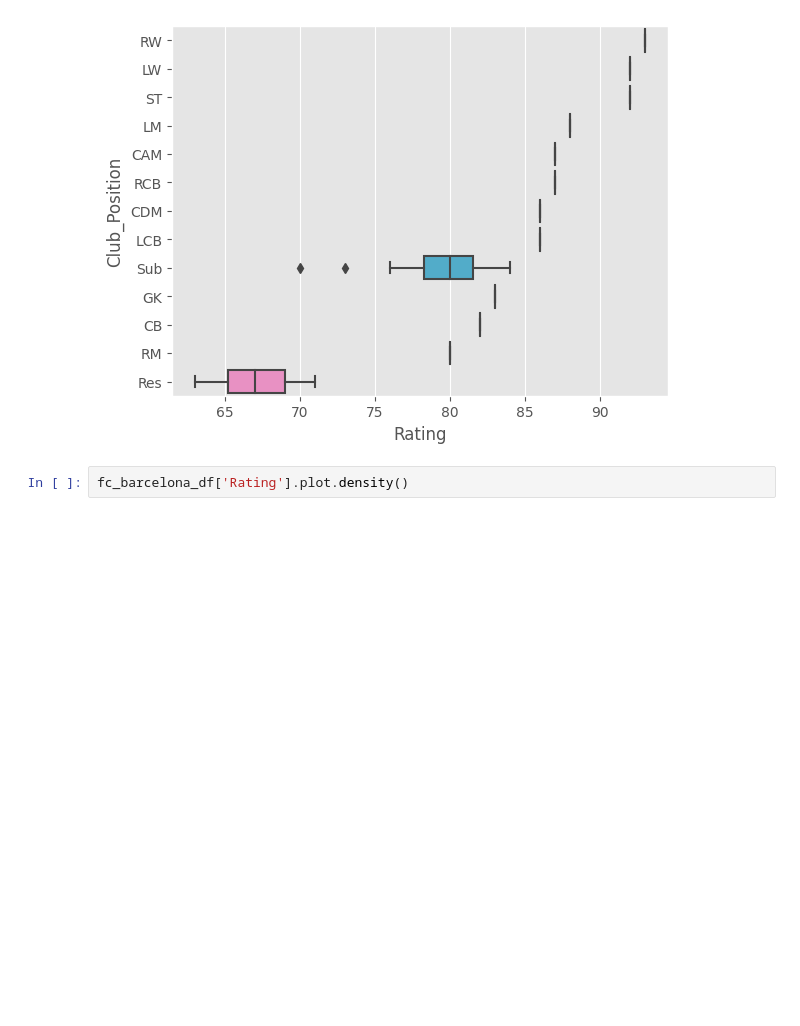
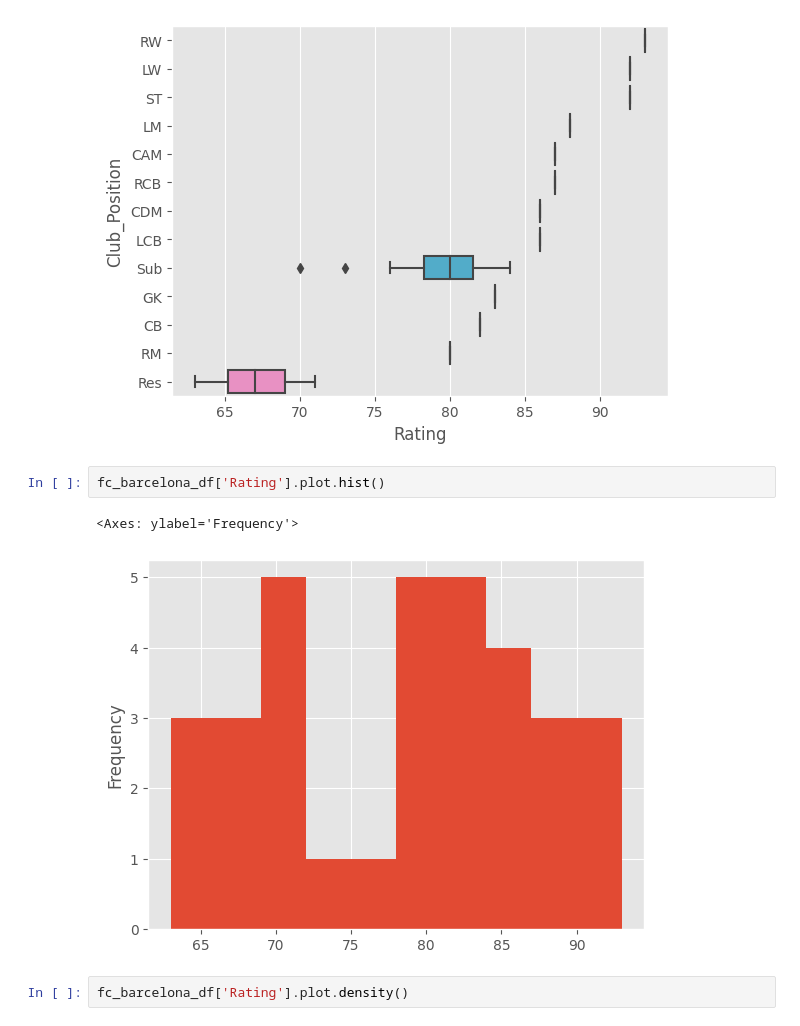
Before and after one commit to josefernandezest98/training, a Jupyter notebook: PySpark_Training/pyspark_training_notebook.ipynb, the cells around one changed output. Saved outputs shown, nothing was run; the diff lists cells and outputs as text; blank space fills up the shorter version.

```diff
--- a/PySpark_Training/pyspark_training_notebook.ipynb
+++ b/PySpark_Training/pyspark_training_notebook.ipynb
@@ -443,6 +443,11 @@ sns.boxplot(x=fc_barcelona_df['Rating'],y=fc_barcelona_df['Club_Position'])
 # %% [output]
 <Axes: xlabel='Rating', ylabel='Club_Position'>
 [figure]
+# %%
+fc_barcelona_df['Rating'].plot.hist()
+# %% [output]
+<Axes: ylabel='Frequency'>
+[figure, added]
 # %%
 fc_barcelona_df['Rating'].plot.density()
 # %% [output]
```
Also changed, not shown: parts of 10 cells of this notebook.
